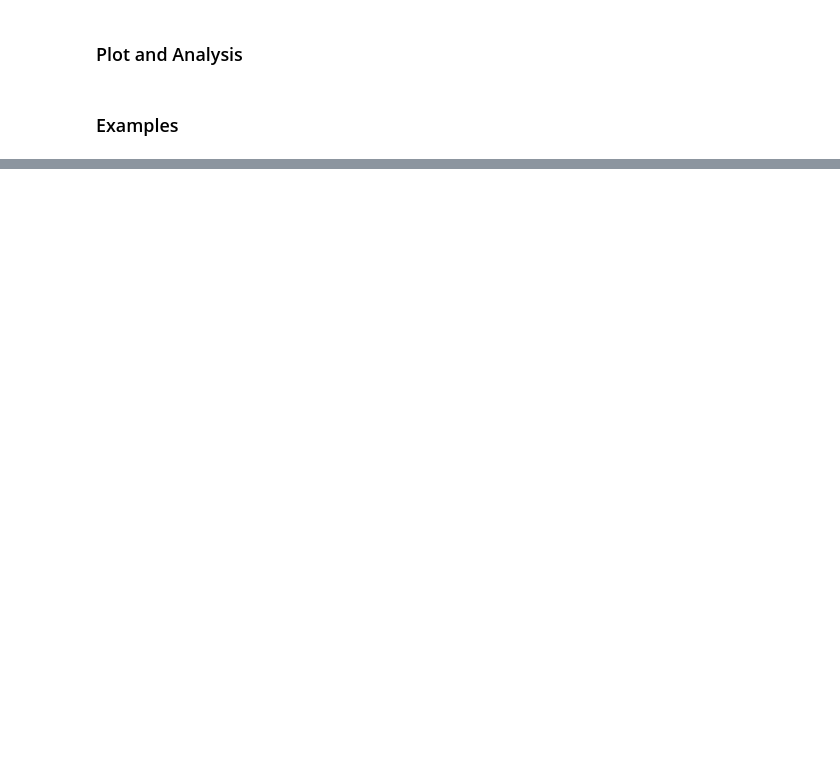
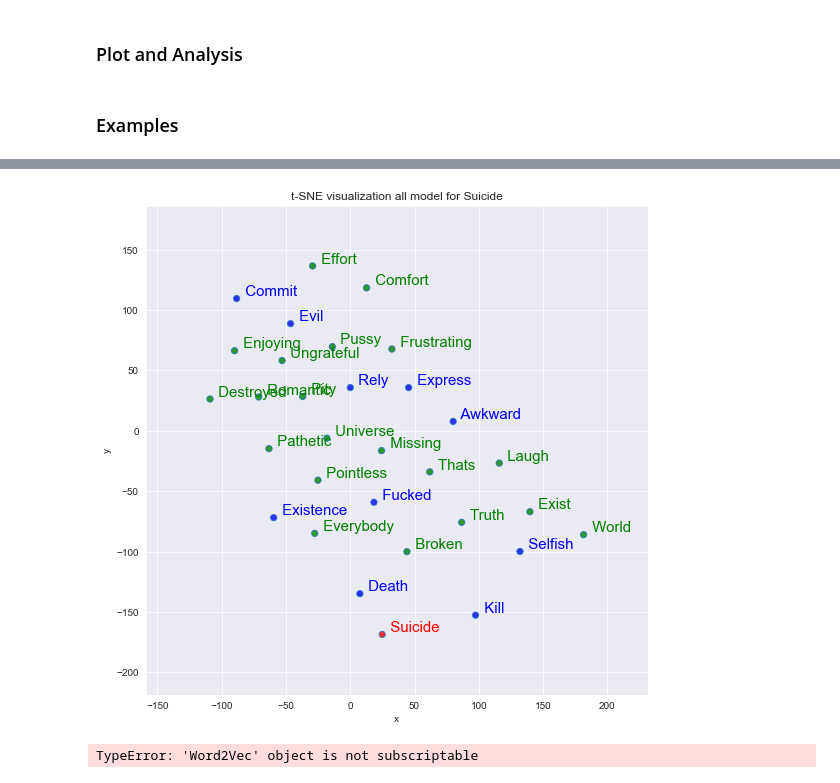
Before and after one commit to yegmor/NLPProject, a Jupyter notebook: code/3_word2vec.ipynb, the cells around one changed output, grey strips where cells are left out. Drawn from its saved outputs; the diff is of its cells as text; code cells hidden in the pictures; blank space fills up the shorter version.

```diff
--- a/code/3_word2vec.ipynb
+++ b/code/3_word2vec.ipynb
@@ -294,0 +299,8 @@ tsne_scatter_plot(dep_w2v_model, "depression", "man")
+# %%
+tsne_scatter_plot(all_w2v_model, "all", query, topn=30)
+# %% [output]
+[figure, added]
+# %%
+cosine_distance(dep_w2v_model, "man", ["woman", "hello"], 10)
+# %% [output]
+TypeError: 'Word2Vec' object is not subscriptable
```
Also changed, not shown: parts of 15 cells of this notebook, 47 other files.
